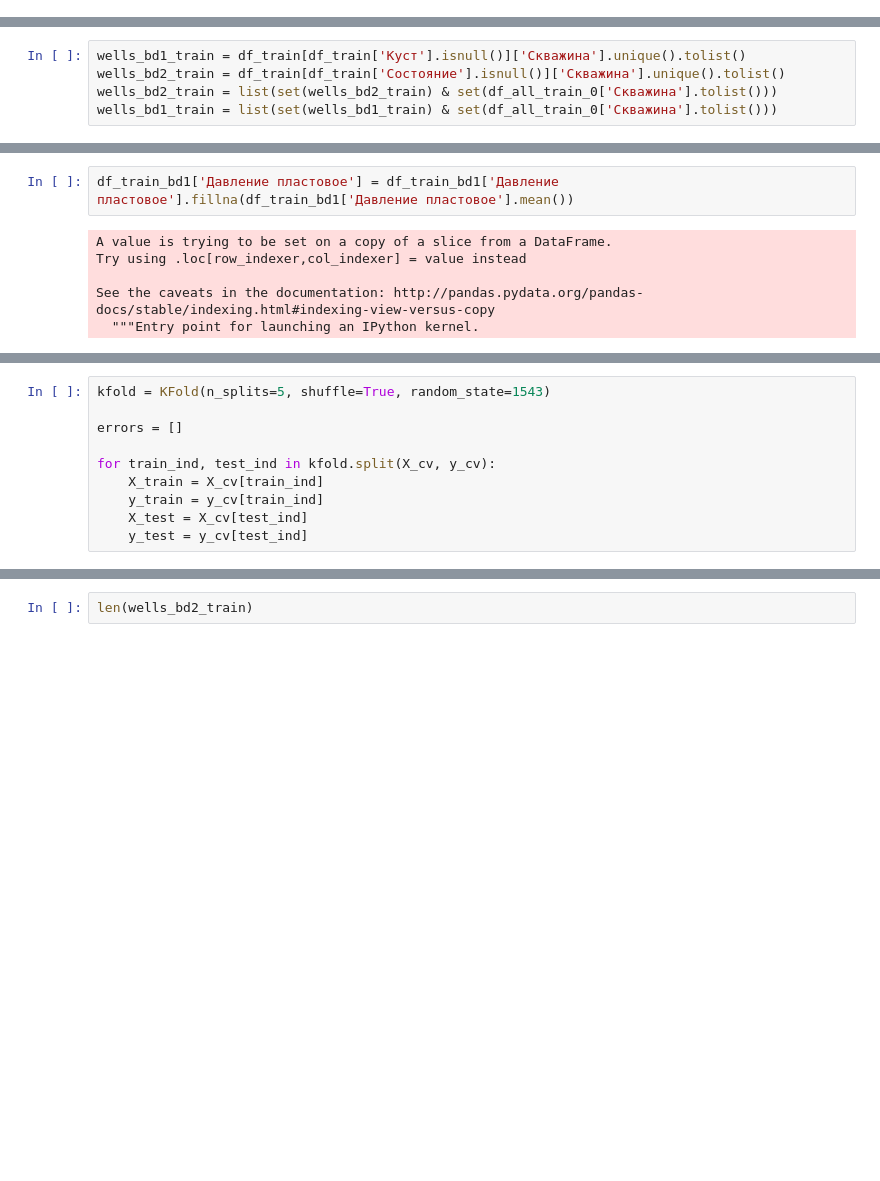
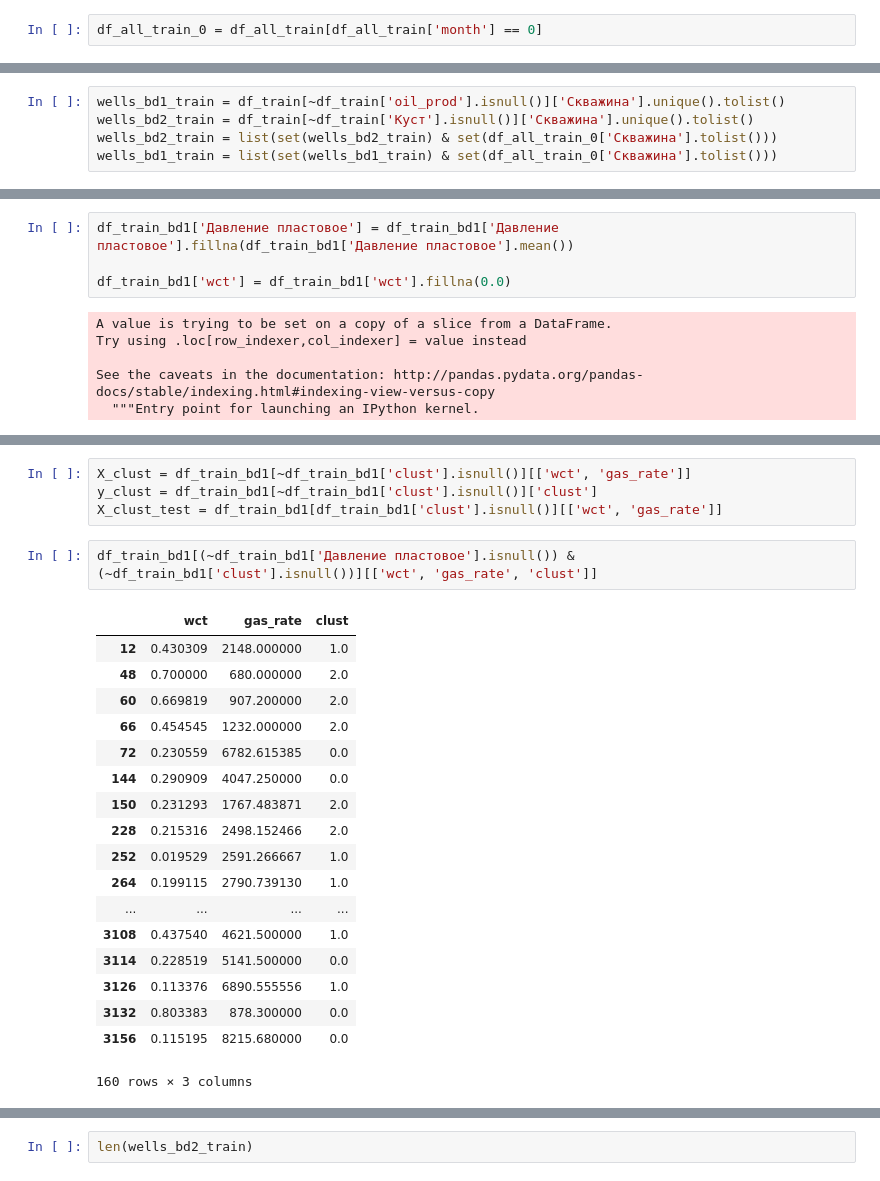
Before and after one commit to koskotG/gpn_comp, a Jupyter notebook: kg_eda.ipynb, the cells around one changed output, grey strips where cells are left out. Cells and saved outputs as stored; diff of their text form; blank space fills up the shorter version.

```diff
--- a/kg_eda.ipynb
+++ b/kg_eda.ipynb
@@ -184,12 +186,14 @@ df_test['gas_prod'] = df_test['Попутный газ, м3']
 #df_test.loc[df_test['state'].isnull(), 'state'] = df_test.loc[df_test['state'].isnull(), 'Состояние на конец месяца']
 
 df_test['frac'] = df_test['Скважина'].apply(lambda x: x in df_frac_test['Скважина'].values).astype(int)
+# %%
+df_all_train_0 = df_all_train[df_all_train['month'] == 0]
 # %%
 wells_bd1_test = df_test[df_test['Куст'].isnull()]['Скважина'].tolist()
 wells_bd2_test = df_test[df_test['Состояние'].isnull()]['Скважина'].tolist()
 # %%
-wells_bd1_train = df_train[df_train['Куст'].isnull()]['Скважина'].unique().tolist()
-wells_bd2_train = df_train[df_train['Состояние'].isnull()]['Скважина'].unique().tolist()
+wells_bd1_train = df_train[~df_train['oil_prod'].isnull()]['Скважина'].unique().tolist()
+wells_bd2_train = df_train[~df_train['Куст'].isnull()]['Скважина'].unique().tolist()
 wells_bd2_train = list(set(wells_bd2_train) & set(df_all_train_0['Скважина'].tolist()))
 wells_bd1_train = list(set(wells_bd1_train) & set(df_all_train_0['Скважина'].tolist()))
 # %%
@@ -225,6 +224,8 @@ Index(['Скважина', 'Дата', 'liq_rate', 'oil_rate', 'wct', 'gas_rate'
       dtype='object')
 # %%
 df_train_bd1['Давление пластовое'] = df_train_bd1['Давление пластовое'].fillna(df_train_bd1['Давление пластовое'].mean())
+
+df_train_bd1['wct'] = df_train_bd1['wct'].fillna(0.0)
 # %% [output]
 A value is trying to be set on a copy of a slice from a DataFrame.
 Try using .loc[row_indexer,col_indexer] = value instead
@@ -255,10 +235,25 @@ df_train_bd1
-# %%
-kfold = KFold(n_splits=5, shuffle=True, random_state=1543)
-
-errors = []
-
-for train_ind, test_ind in kfold.split(X_cv, y_cv):
-    X_train = X_cv[train_ind]
-    y_train = y_cv[train_ind]
-    X_test = X_cv[test_ind]
-    y_test = y_cv[test_ind]
+# %%
+X_clust = df_train_bd1[~df_train_bd1['clust'].isnull()][['wct', 'gas_rate']]
+y_clust = df_train_bd1[~df_train_bd1['clust'].isnull()]['clust']
+X_clust_test = df_train_bd1[df_train_bd1['clust'].isnull()][['wct', 'gas_rate']]
+# %%
+df_train_bd1[(~df_train_bd1['Давление пластовое'].isnull()) & (~df_train_bd1['clust'].isnull())][['wct', 'gas_rate', 'clust']]
+# %% [output]
+|  | wct | gas_rate | clust |
+| 12 | 0.430309 | 2148.000000 | 1.0 |
+| 48 | 0.700000 | 680.000000 | 2.0 |
+| 60 | 0.669819 | 907.200000 | 2.0 |
+| 66 | 0.454545 | 1232.000000 | 2.0 |
+| 72 | 0.230559 | 6782.615385 | 0.0 |
+| 144 | 0.290909 | 4047.250000 | 0.0 |
+| 150 | 0.231293 | 1767.483871 | 2.0 |
+| 228 | 0.215316 | 2498.152466 | 2.0 |
+| 252 | 0.019529 | 2591.266667 | 1.0 |
+| 264 | 0.199115 | 2790.739130 | 1.0 |
+| ... | ... | ... | ... |
+| 3108 | 0.437540 | 4621.500000 | 1.0 |
+| 3114 | 0.228519 | 5141.500000 | 0.0 |
+| 3126 | 0.113376 | 6890.555556 | 1.0 |
+| 3132 | 0.803383 | 878.300000 | 0.0 |
+| 3156 | 0.115195 | 8215.680000 | 0.0 |
+160 rows × 3 columns
```
Also changed, not shown: parts of 22 cells of this notebook.
